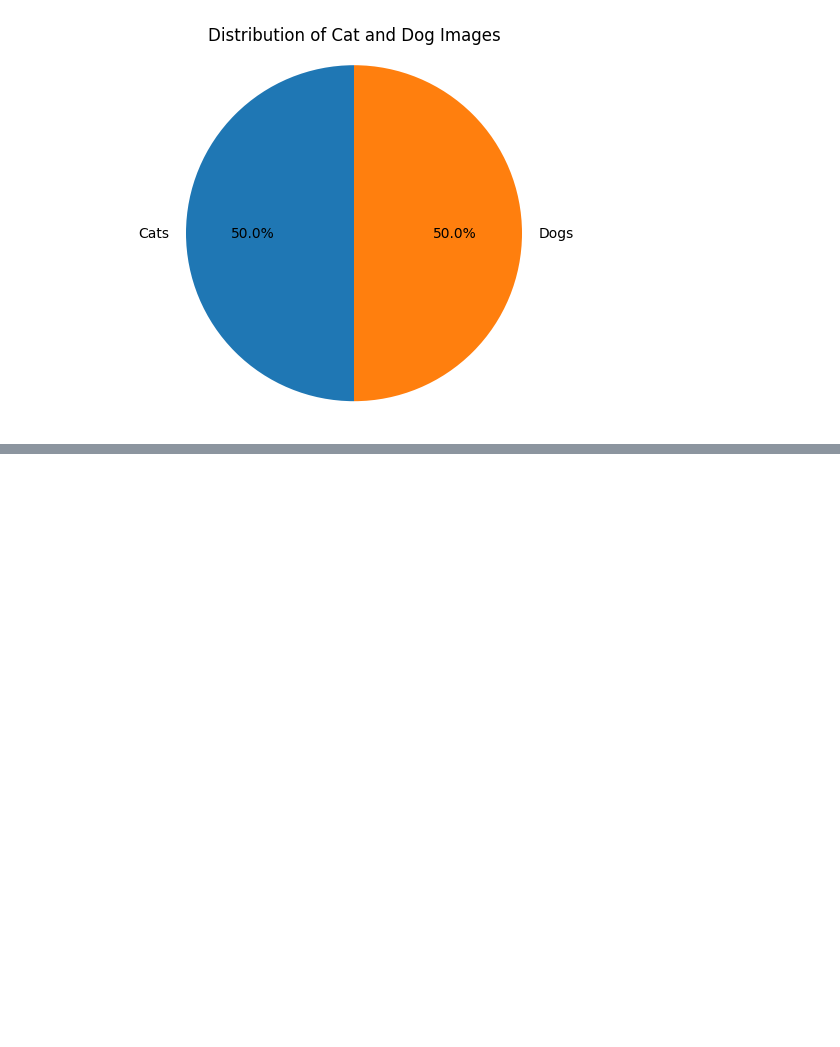
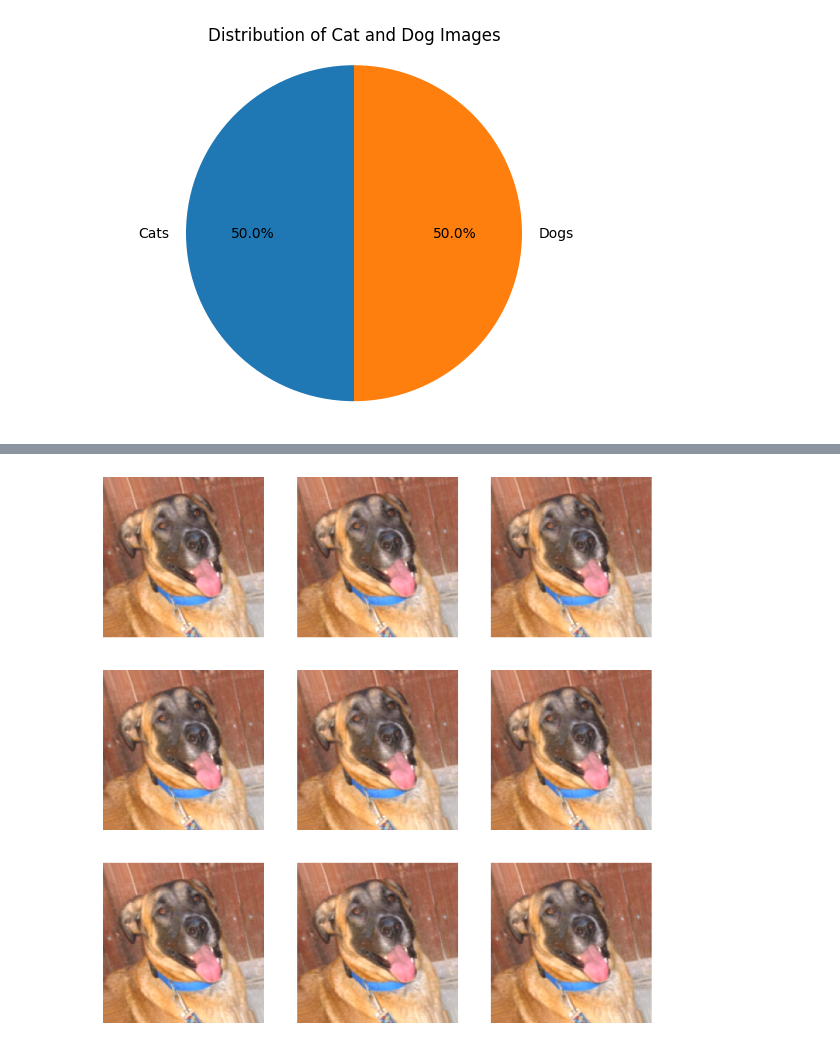
Before and after one commit to Ahmed-Islam-AI/Cat-Dog-image-Classification, a Jupyter notebook: Cat_and_Dog_Classification.ipynb, the cells around one changed output, grey strips where cells are left out. Drawn from its saved outputs; the diff is of its cells as text; code cells hidden in the pictures; blank space fills up the shorter version.

Commit message:
image scaling

```diff
--- a/Cat_and_Dog_Classification.ipynb
+++ b/Cat_and_Dog_Classification.ipynb
@@ -78,3 +78,38 @@ dog_images, dog_labels = load_images_from_folder(dog_images_path, 1)          #
 # Combine data
 X = np.array(cat_images + dog_images)
 y = np.array(cat_labels + dog_labels)
+# %%
+# scalling images
+
+X= X/225
+# %%
+X_train, X_test, y_train, y_test = train_test_split(X, y, test_size=0.2, random_state=42)
+# %%
+# Data Augentation
+
+datagen = ImageDataGenerator(
+    rotation_range=20,
+    width_shift_range=0.2,
+    height_shift_range=0.2,
+    shear_range=0.2,
+    zoom_range=0.2,
+    horizontal_flip=True,
+    fill_mode='nearest'
+)
+# %%
+# Visualize some images with augementation
+
+def plot_augmented_images(datagen, images):
+  plt.figure(figsize=(10, 10))
+  for i in datagen.flow(images, batch_size=9):
+    for j in range(9):
+      plt.subplot(3, 3, j+1)
+      plt.imshow(i[0])
+      plt.axis('off')
+    break
+
+  plt.show()
+
+# Plot augmented images
+plot_augmented_images(datagen, X_train[:10])
+# %% [output]
@@ -80,0 +125 @@ y = np.array(cat_labels + dog_labels)
+[figure, added]
```
Also changed, not shown: parts of 3 cells of this notebook.
